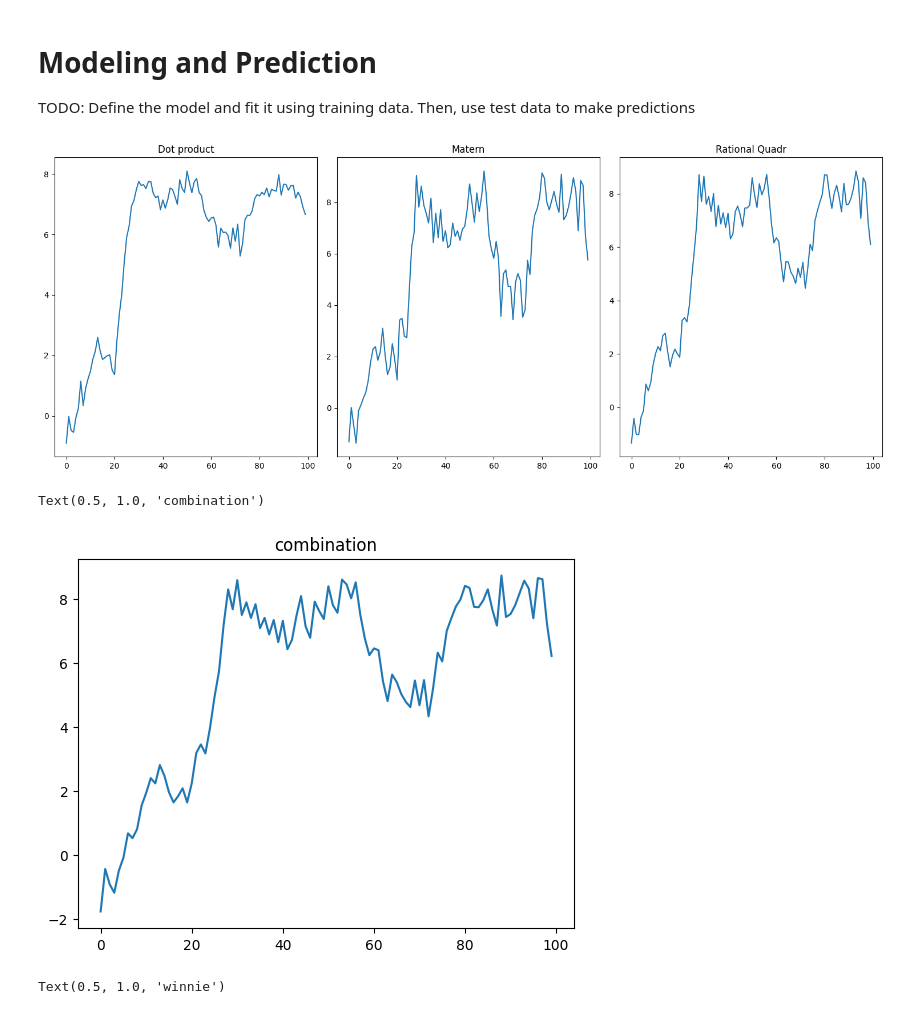
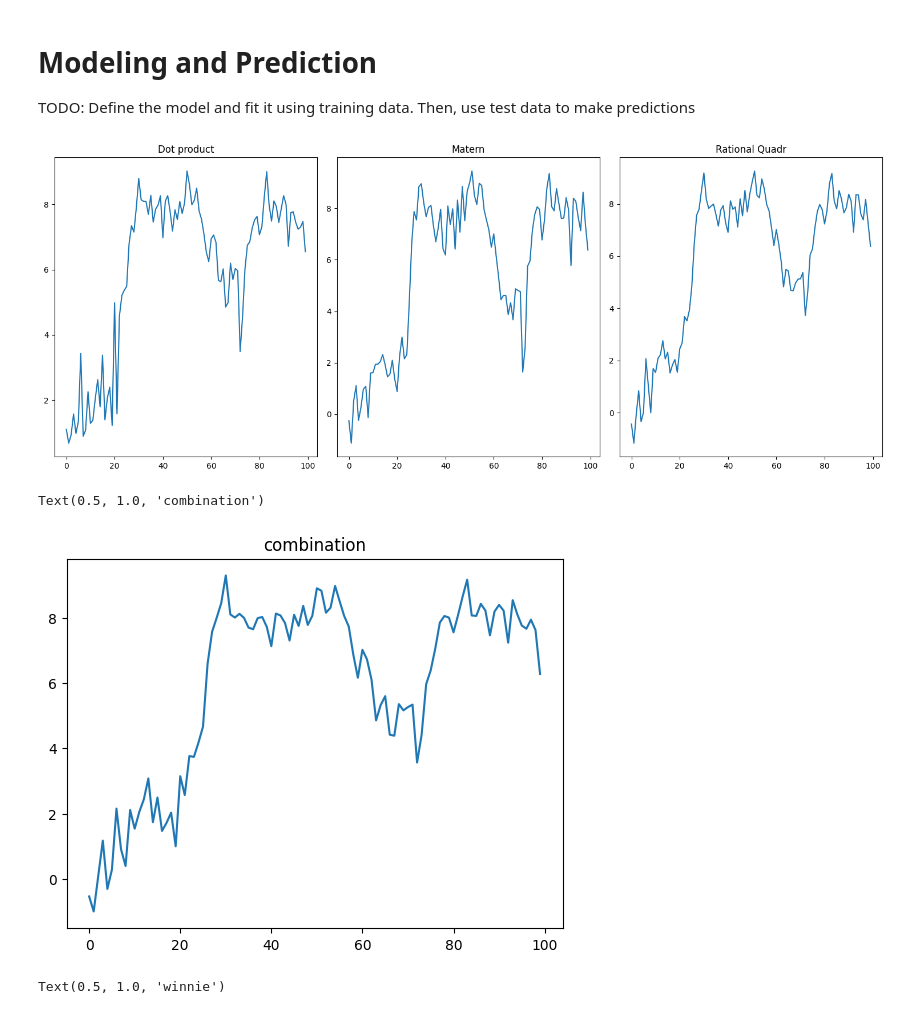
Before and after one commit to AntoniaGrindrod/IML-Task-2, a Jupyter notebook: template_solution.ipynb, the cells around one changed output. Saved outputs shown, nothing was run; the diff lists cells and outputs as text; code cells hidden in the pictures.

Commit message:
#mf, winnie kernel

```diff
--- a/template_solution.ipynb
+++ b/template_solution.ipynb
@@ -133,8 +133,8 @@ Compute
 y_test: array of floats: dim = (100,), predictions on test set
 """
 
-full_train = train_df_si #choose here one of: knn, si, it_imp or mf
-X_test = test_df_si #as above
+full_train = train_df_mf #choose here one of: knn, si, it_imp or mf
+X_test = test_df_mf #as above
 
 X_train = np.delete(full_train, 2, axis = 1) #deleting Switzerland
 y_train = full_train[:, 2] #this is switzerland
@@ -179,18 +179,18 @@ plt.show()
 
 assert y_pred.shape == (100,), "Invalid data shape"
 # %% [output]
-[figure, old version]
+[figure, new version]
 # %%
 #my combination
-gpr = GaussianProcessRegressor(kernel=RationalQuadratic()*DotProduct() + WhiteKernel())
+gpr = GaussianProcessRegressor(kernel=RationalQuadratic()*Matern() + WhiteKernel())
 gpr.fit(X_train, y_train)
 y_pred_new = gpr.predict(X_test)
 
 plt.plot(y_pred_new)
 plt.title('combination')
 # %% [output]
 Text(0.5, 1.0, 'combination')
-[figure, old version]
+[figure, new version]
 # %%
 #winnie
 full_train = train_df_it_imp #choose here one of: knn, si, it_imp or mf
```
Also changed, not shown: 1 other file.
